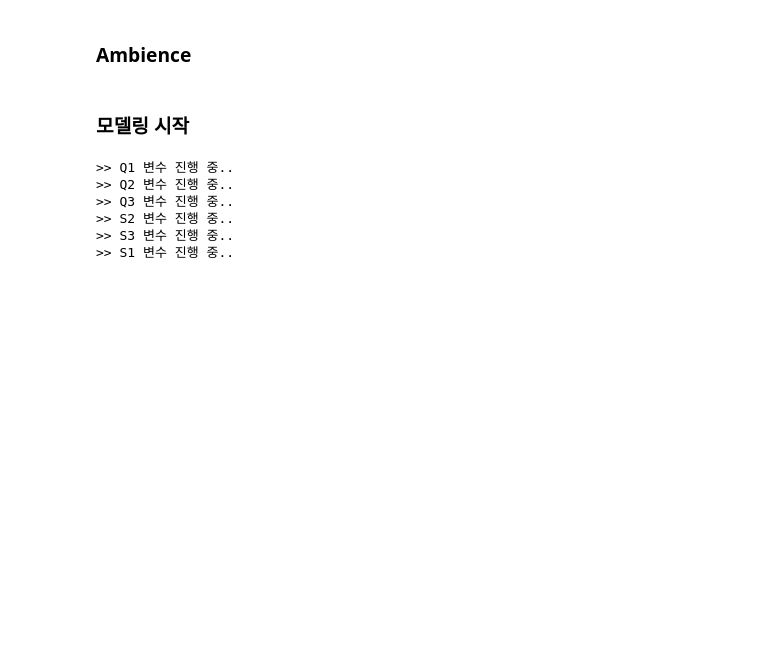
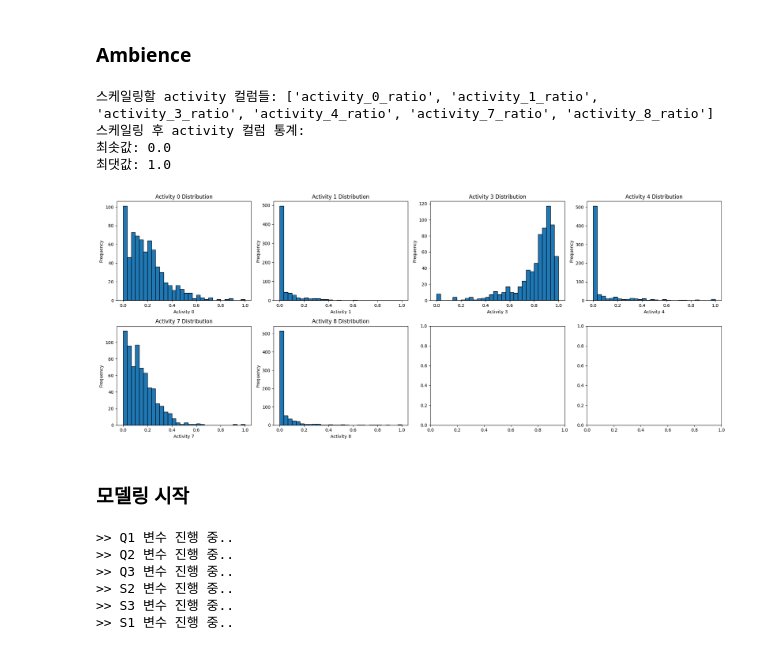
Before and after one commit to datalab-hub/lifelog-sleep-ictc-2025, a Jupyter notebook: minjeong/dacon_etri_base_mod3_2_1.ipynb, the cells around one changed output. Saved outputs shown, nothing was run; the diff lists cells and outputs as text; code cells hidden in the pictures; blank space fills up the shorter version.

```diff
--- a/minjeong/dacon_etri_base_mod3_2_1.ipynb
+++ b/minjeong/dacon_etri_base_mod3_2_1.ipynb
@@ -702,6 +615,76 @@ df_list = [
 ]
 
 merged_df = reduce(lambda left, right: pd.merge(left, right, on=['subject_id', 'date'], how='outer'), df_list)
+# %%
+# 데이터셋 나누기 전 스케일링 적용 (mActivity - Min-Max Scaling)
+
+# ========================================
+# 🎯 (전체 데이터로 스케일링)
+# ========================================
+from sklearn.preprocessing import MinMaxScaler
+
+# mActivity_df3의 컬럼명 확인 (subject_id, date 제외)
+activity_columns = [col for col in mActivity_df3.columns if col not in ['subject_id', 'date']]
+print(f"스케일링할 activity 컬럼들: {activity_columns}")
+
+# 결측값을 0으로 처리 (또는 다른 방법 사용)
+merged_df[activity_columns] = merged_df[activity_columns].fillna(0)
+
+# 전체 데이터로 scaler fit 후 transform
+activity_scaler = MinMaxScaler()
+merged_df[activity_columns] = activity_scaler.fit_transform(merged_df[activity_columns])
+
+print("스케일링 후 activity 컬럼 통계:")
+print(f"최솟값: {merged_df[activity_columns].min().min()}")
+print(f"최댓값: {merged_df[activity_columns].max().max()}")
+# %% [output]
+스케일링할 activity 컬럼들: ['activity_0_ratio', 'activity_1_ratio', 'activity_3_ratio', 'activity_4_ratio', 'activity_7_ratio', 'activity_8_ratio']
+스케일링 후 activity 컬럼 통계:
+최솟값: 0.0
+최댓값: 1.0
+# %%
+
+import matplotlib.pyplot as plt
+import pandas as pd
+import io
+import numpy as np
+
+df = merged_df[['subject_id', 'date','activity_0_ratio','activity_1_ratio','activity_3_ratio','activity_4_ratio','activity_7_ratio','activity_8_ratio']].copy()
+
+
+
+# 히스토그램을 그릴 컬럼 이름 리스트 생성
+activity_columns = [f'activity_{i}_ratio' for i in [0,1,3,4,7,8]]
+
+# subplot 개수 계산
+num_plots = len(activity_columns)
+
+# subplot을 위한 행과 열 개수 결정 (예: 최대 4열로 배치)
+num_cols = min(num_plots, 4)
+num_rows = int(np.ceil(num_plots / num_cols))
+
+# subplot 생성
+fig, axes = plt.subplots(num_rows, num_cols, figsize=(5 * num_cols, 4 * num_rows))
+axes = axes.flatten() # 2차원 axes 배열을 1차원으로 펼쳐서 인덱싱 용이하게 함
+
+# 각 activity 컬럼에 대해 히스토그램 그리기
+for i, col in enumerate(activity_columns):
+    if i < num_plots:
+        axes[i].hist(df[col], bins=30, edgecolor='black')
+        axes[i].set_title(f'{col.replace("_ratio", "").replace("_", " ").title()} Distribution')
+        axes[i].set_xlabel(col.replace("_ratio", "").replace("_", " ").title())
+        axes[i].set_ylabel('Frequency')
+    else:
+        # 더 이상 그릴 그래프가 없으면 해당 subplot 숨기기
+        fig.delaxes(axes[i])
+
+# subplot 간 간격 조정
+plt.tight_layout()
+
+# 그래프 보여주기
+plt.show()
+# %% [output]
+[figure, added]
 # %%
 
 # metrics_train의 lifelog_date → datetime.date 형으로 변환
```
Also changed, not shown: parts of 19 cells of this notebook.
